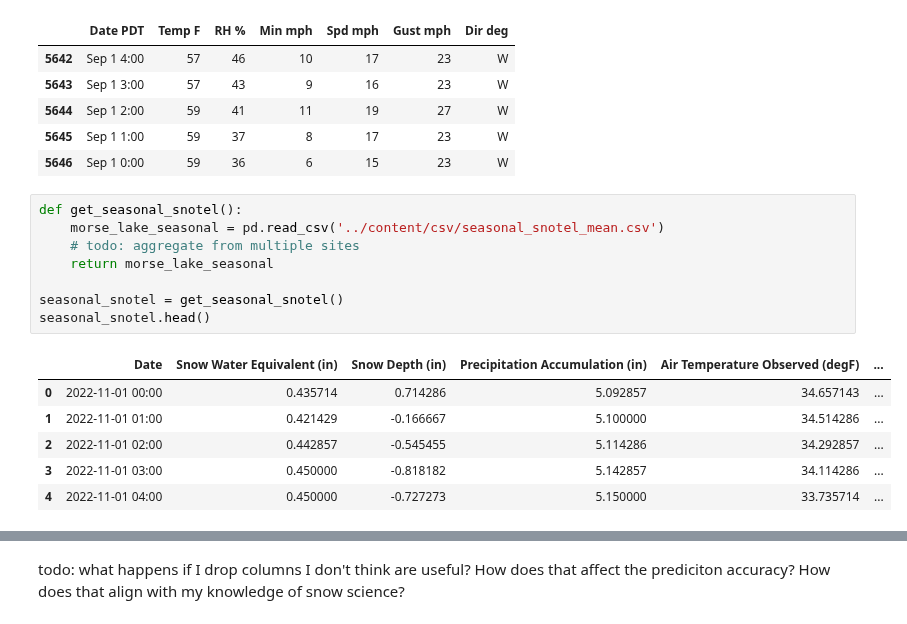
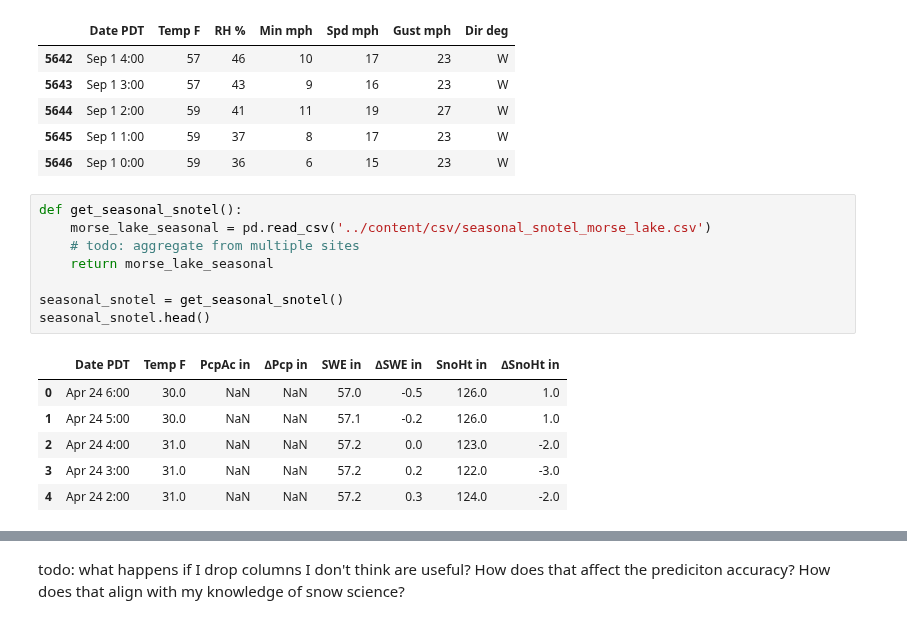
Before and after one commit to itsjpb/470-avalanche-prediction, a Jupyter notebook: jupyter/better_metrics.ipynb, the cells around one changed output, grey strips where cells are left out. Drawn from its saved outputs; the diff is of its cells as text.

```diff
--- a/jupyter/better_metrics.ipynb
+++ b/jupyter/better_metrics.ipynb
@@ -32,19 +32,19 @@ seasonal_nwac.tail()
 | 5646 | Sep 1 0:00 | 59 | 36 | 6 | 15 | 23 | W |
 # %%
 def get_seasonal_snotel():
-    morse_lake_seasonal = pd.read_csv('../content/csv/seasonal_snotel_mean.csv')
+    morse_lake_seasonal = pd.read_csv('../content/csv/seasonal_snotel_morse_lake.csv')
     # todo: aggregate from multiple sites
     return morse_lake_seasonal
 
 seasonal_snotel = get_seasonal_snotel()
 seasonal_snotel.head()
 # %% [output]
-|  | Date | Snow Water Equivalent (in) | Snow Depth (in) | Precipitation Accumulation (in) | Air Temperature Observed (degF) | ... |
-| 0 | 2022-11-01 00:00 | 0.435714 | 0.714286 | 5.092857 | 34.657143 | ... |
-| 1 | 2022-11-01 01:00 | 0.421429 | -0.166667 | 5.100000 | 34.514286 | ... |
-| 2 | 2022-11-01 02:00 | 0.442857 | -0.545455 | 5.114286 | 34.292857 | ... |
-| 3 | 2022-11-01 03:00 | 0.450000 | -0.818182 | 5.142857 | 34.114286 | ... |
-| 4 | 2022-11-01 04:00 | 0.450000 | -0.727273 | 5.150000 | 33.735714 | ... |
+|  | Date PDT | Temp F | PcpAc in | ∆Pcp in | SWE in | ∆SWE in | SnoHt in | ∆SnoHt in |
+| 0 | Apr 24 6:00 | 30.0 | NaN | NaN | 57.0 | -0.5 | 126.0 | 1.0 |
+| 1 | Apr 24 5:00 | 30.0 | NaN | NaN | 57.1 | -0.2 | 126.0 | 1.0 |
+| 2 | Apr 24 4:00 | 31.0 | NaN | NaN | 57.2 | 0.0 | 123.0 | -2.0 |
+| 3 | Apr 24 3:00 | 31.0 | NaN | NaN | 57.2 | 0.2 | 122.0 | -3.0 |
+| 4 | Apr 24 2:00 | 31.0 | NaN | NaN | 57.2 | 0.3 | 124.0 | -2.0 |
 # %%
 seasonal_snotel.tail()
 # %% [output]
```
Also changed, not shown: parts of 10 cells of this notebook, 1 other file.
